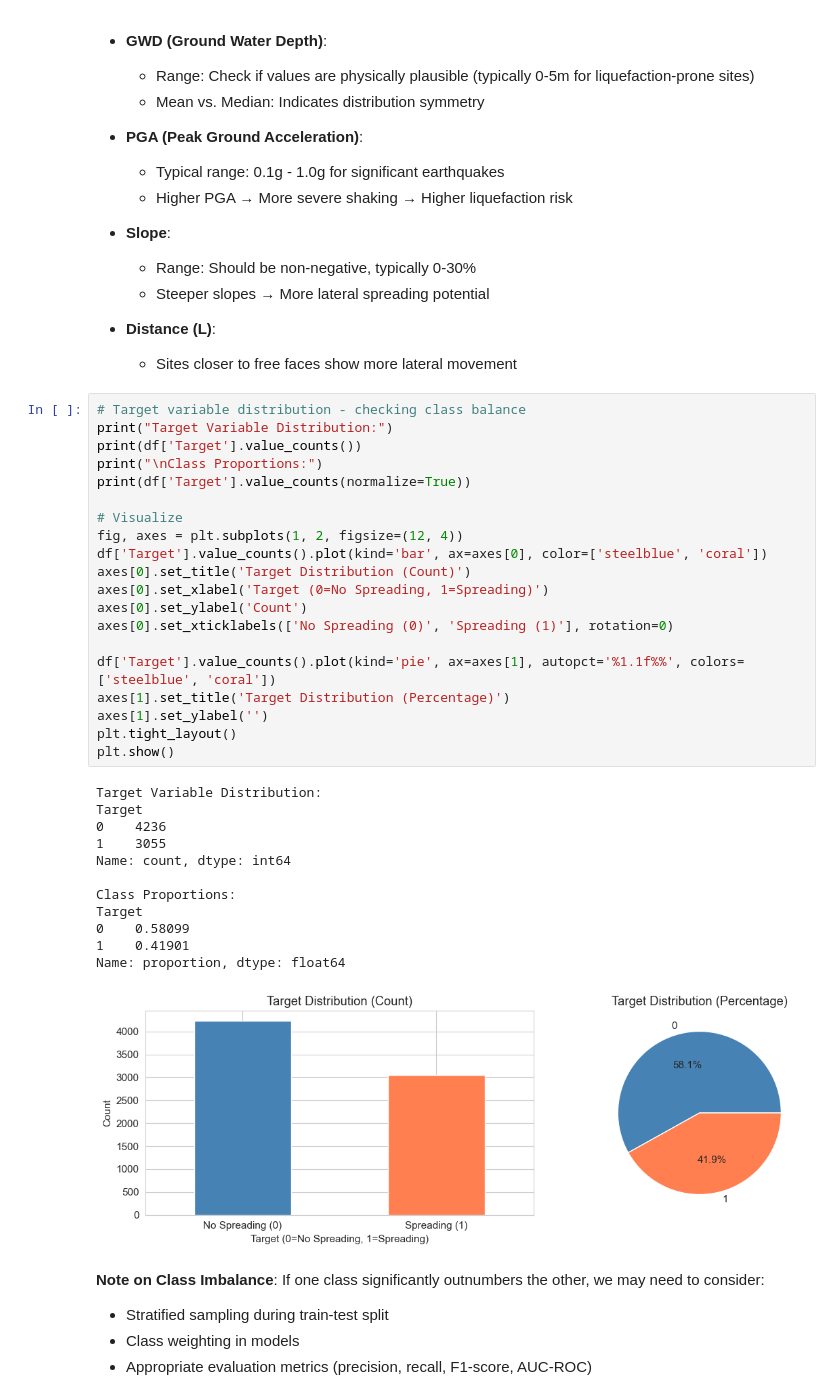
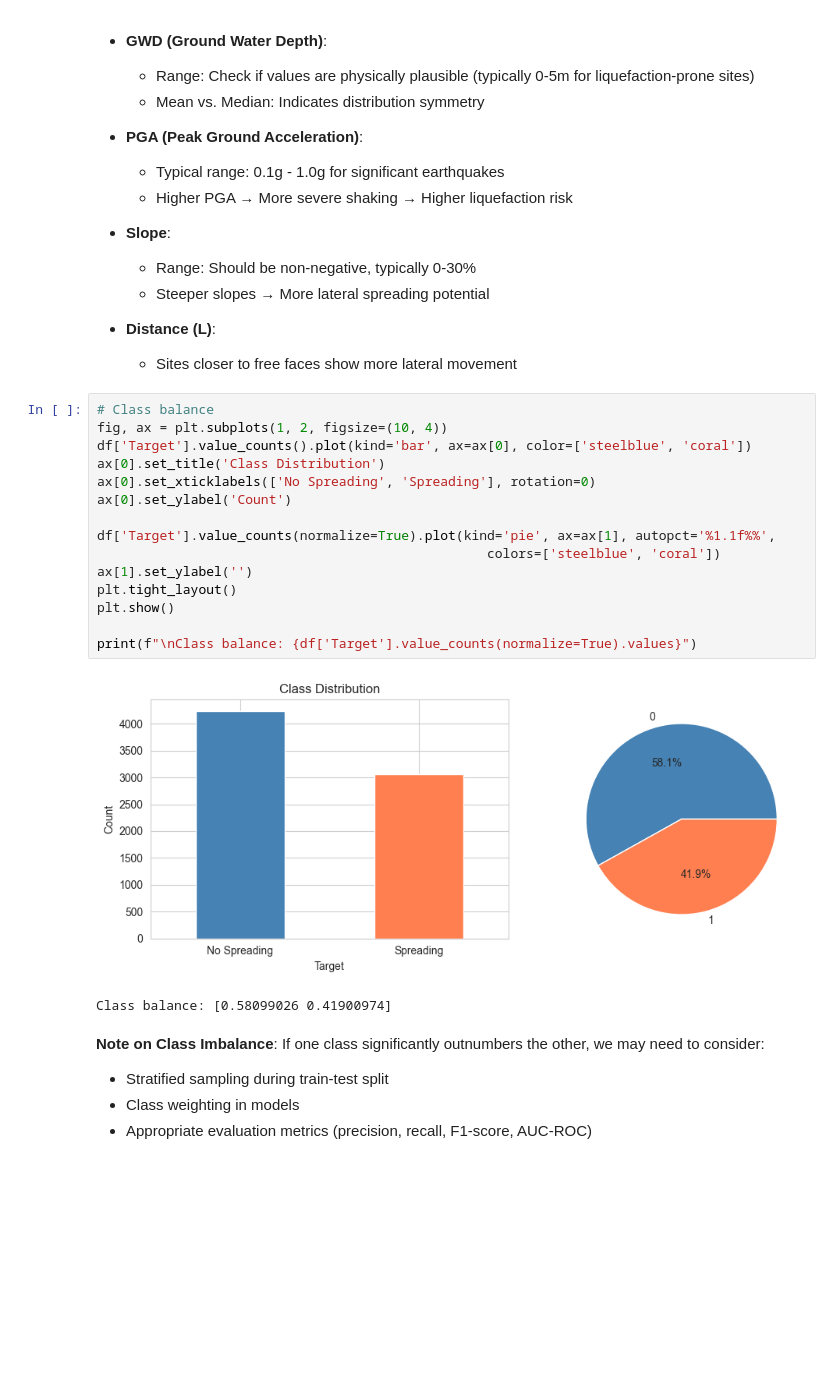
Before and after one commit to kks32-courses/ai-geotech, a Jupyter notebook: docs/00-mlp-dtree/00-eda-liquefaction.ipynb, the cells around one changed output. Saved outputs shown, nothing was run; the diff lists cells and outputs as text; blank space fills up the shorter version.

```diff
--- a/docs/00-mlp-dtree/00-eda-liquefaction.ipynb
+++ b/docs/00-mlp-dtree/00-eda-liquefaction.ipynb
@@ -137,38 +138,23 @@ Let's interpret these statistics from a geotechnical perspective:
 - **Distance (L)**:
   - Sites closer to free faces show more lateral movement
 # %%
-# Target variable distribution - checking class balance
-print("Target Variable Distribution:")
-print(df['Target'].value_counts())
-print("\nClass Proportions:")
-print(df['Target'].value_counts(normalize=True))
+# Class balance
+fig, ax = plt.subplots(1, 2, figsize=(10, 4))
+df['Target'].value_counts().plot(kind='bar', ax=ax[0], color=['steelblue', 'coral'])
+ax[0].set_title('Class Distribution')
+ax[0].set_xticklabels(['No Spreading', 'Spreading'], rotation=0)
+ax[0].set_ylabel('Count')
 
-# Visualize
-fig, axes = plt.subplots(1, 2, figsize=(12, 4))
-df['Target'].value_counts().plot(kind='bar', ax=axes[0], color=['steelblue', 'coral'])
-axes[0].set_title('Target Distribution (Count)')
-axes[0].set_xlabel('Target (0=No Spreading, 1=Spreading)')
-axes[0].set_ylabel('Count')
-axes[0].set_xticklabels(['No Spreading (0)', 'Spreading (1)'], rotation=0)
-
-df['Target'].value_counts().plot(kind='pie', ax=axes[1], autopct='%1.1f%%', colors=['steelblue', 'coral'])
-axes[1].set_title('Target Distribution (Percentage)')
-axes[1].set_ylabel('')
+df['Target'].value_counts(normalize=True).plot(kind='pie', ax=ax[1], autopct='%1.1f%%',
+                                                  colors=['steelblue', 'coral'])
+ax[1].set_ylabel('')
 plt.tight_layout()
 plt.show()
+
+print(f"\nClass balance: {df['Target'].value_counts(normalize=True).values}")
 # %% [output]
+[figure, new version]
-Target Variable Distribution:
-Target
-0    4236
-1    3055
-Name: count, dtype: int64
-
-Class Proportions:
-Target
-0    0.58099
-1    0.41901
-Name: proportion, dtype: float64
+Class balance: [0.58099026 0.41900974]
-[figure, old version]
 # %% [markdown]
 **Note on Class Imbalance**: If one class significantly outnumbers the other, we may need to consider:
 - Stratified sampling during train-test split
```
Also changed, not shown: parts of 75 cells of this notebook, 2 other files.
